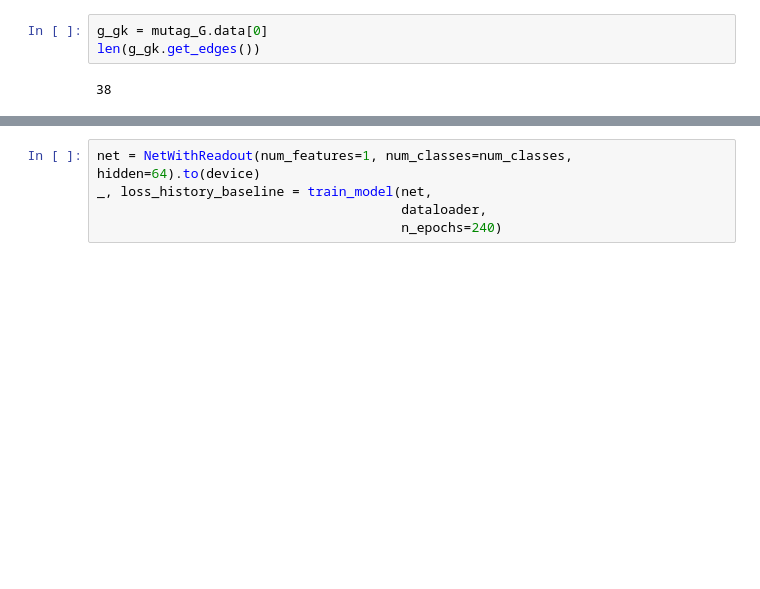
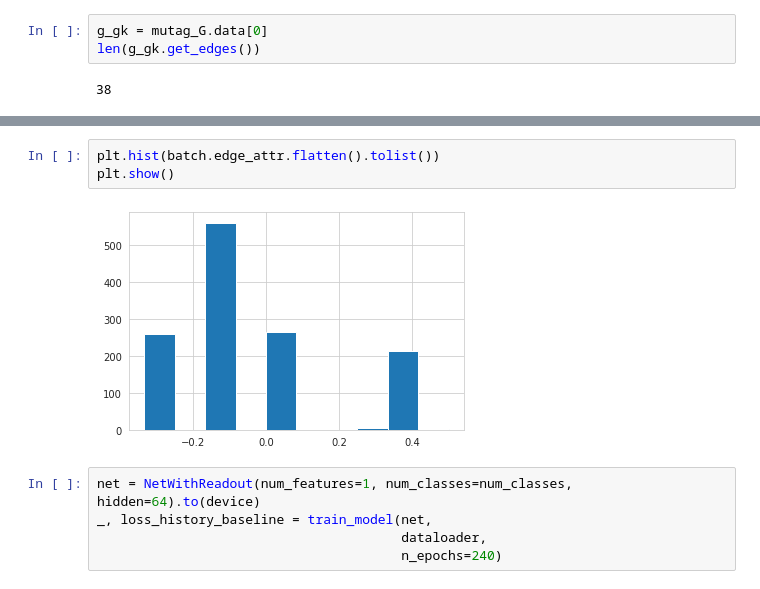
Before and after one commit to blufzzz/Discrete-Curvature-Graph-Classification, a Jupyter notebook: graph_classification.ipynb, the cells around one changed output, grey strips where cells are left out. Drawn from its saved outputs; the diff is of its cells as text; blank space fills up the shorter version.

```diff
--- a/graph_classification.ipynb
+++ b/graph_classification.ipynb
@@ -401,5 +400,10 @@ dataloader = DataLoader( data_mutag, batch_size=32)
 for batch in dataloader:
     break
+# %%
+plt.hist(batch.edge_attr.flatten().tolist())
+plt.show()
+# %% [output]
+[figure, added]
 # %%
 net = NetWithReadout(num_features=1, num_classes=num_classes, hidden=64).to(device)
 _, loss_history_baseline = train_model(net,
```
Also changed, not shown: parts of 13 cells of this notebook.
